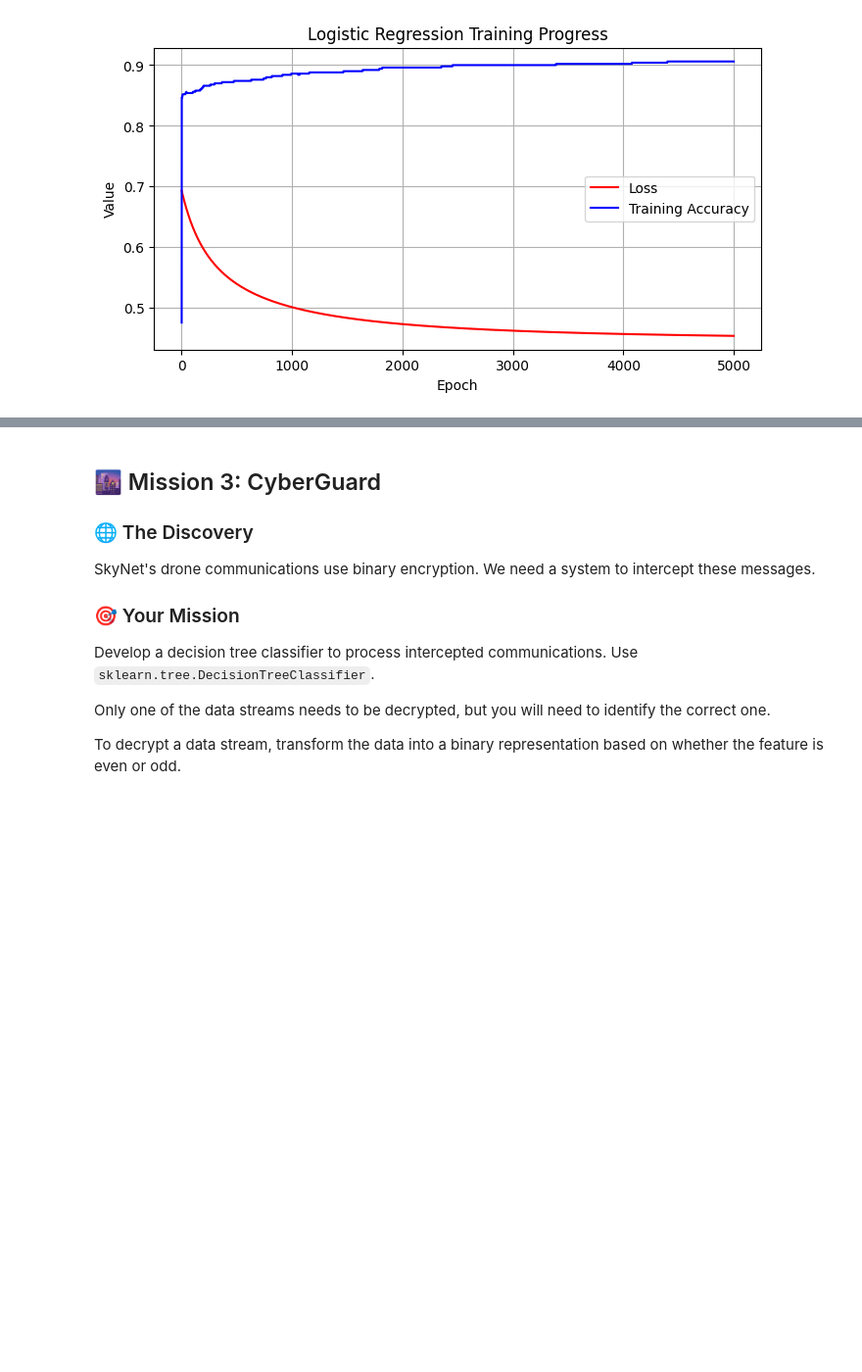
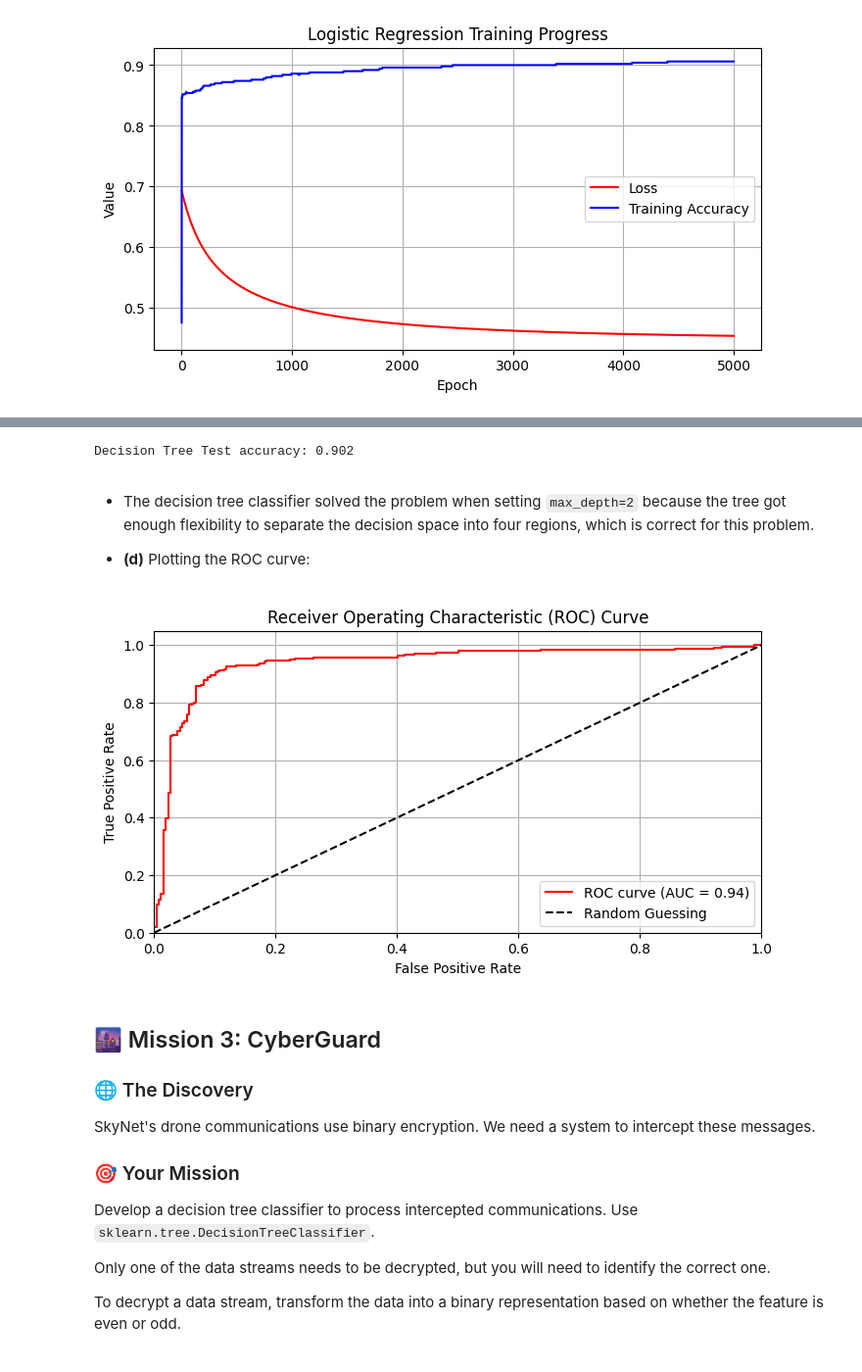
Before and after one commit to vehoug/TDT4172, a Jupyter notebook: Assignment1/Chapter_1.ipynb, the cells around one changed output, grey strips where cells are left out. Shown: that part at 98% size. Cells and saved outputs as stored; diff of their text form; code cells hidden in the pictures; blank space fills up the shorter version.

Commit message:
Finish Mission 2 with ROC curve and inductive bias explanation

```diff
--- a/Assignment1/Chapter_1.ipynb
+++ b/Assignment1/Chapter_1.ipynb
@@ -259,3 +264,36 @@ ValueError: operands could not be broadcast together with shapes (500,) (1000,)
+# %%
+from sklearn.tree import DecisionTreeClassifier
+
+dt_clf = DecisionTreeClassifier(max_depth=2)
+dt_clf.fit(X_train, y_train)
+dt_predictions = dt_clf.predict(X_test)
+dt_accuracy = np.mean(dt_predictions == y_test)
+print(f"Decision Tree Test accuracy: {dt_accuracy}")
+# %% [output]
+Decision Tree Test accuracy: 0.902
+# %% [markdown]
+- The decision tree classifier solved the problem when setting `max_depth=2` because the tree got enough flexibility to separate the decision space into four regions, which is correct for this problem.
+
+- **(d)** Plotting the ROC curve:
+# %%
+from sklearn.metrics import roc_curve, auc
+y_pred_proba = log_reg.predict_proba(X_test_fe)
+fpr, tpr, thresholds = roc_curve(y_test, y_pred_proba)
+roc_auc = auc(fpr, tpr)
+
+plt.figure(figsize=(8, 4))
+plt.plot(fpr, tpr, color='red', label=f'ROC curve (AUC = {roc_auc:.2f})')
+plt.plot([0, 1], [0, 1], color='black', linestyle='--', label='Random Guessing')
+plt.xlim([0.0, 1.0])
+plt.ylim([0.0, 1.05])
+plt.xlabel('False Positive Rate')
+plt.ylabel('True Positive Rate')
+plt.title('Receiver Operating Characteristic (ROC) Curve')
+plt.legend(loc='lower right')
+plt.grid(True)
+plt.show()
+# %% [output]
+[figure, added]
 # %% [markdown]
 ## 🌆 Mission 3: CyberGuard
 
```
Also changed, not shown: parts of 4 cells of this notebook, 1 other file.
